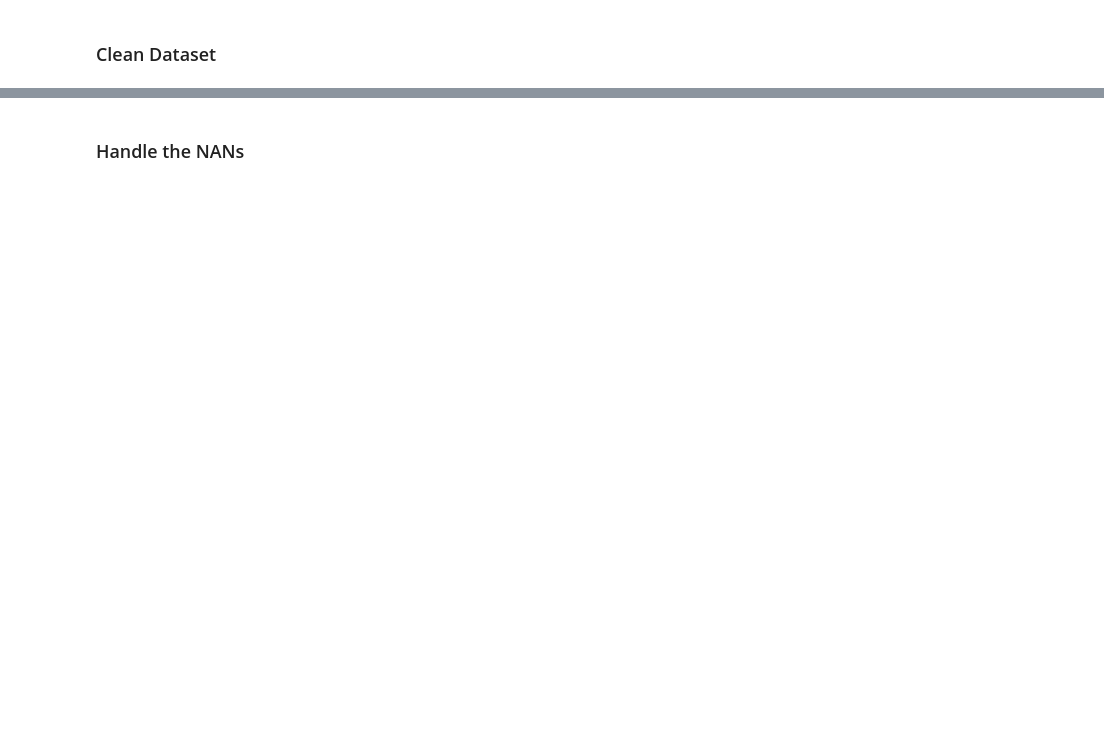
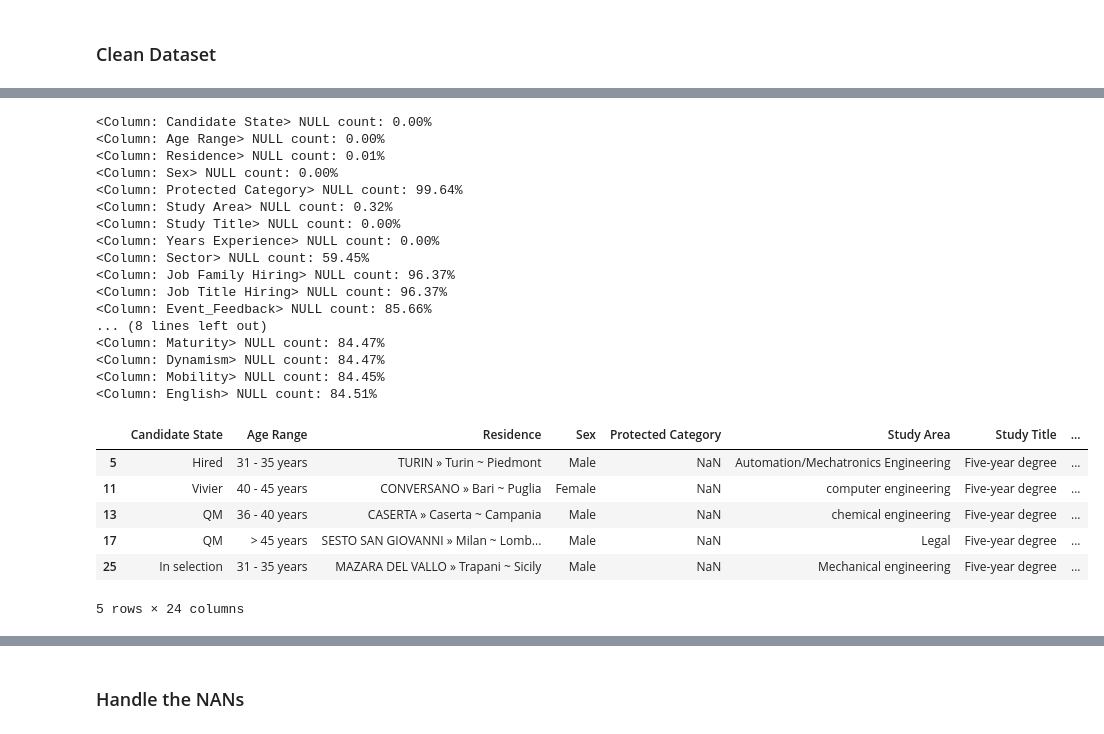
Before and after one commit to bertiandrea/ProjectWork_AEQUITAS_AKKODIS, a Jupyter notebook: code/Akkodis_Fairness_Analysis.ipynb, the cells around one changed output, grey strips where cells are left out. Saved outputs shown, nothing was run; the diff lists cells and outputs as text; code cells hidden in the pictures; blank space fills up the shorter version.

```diff
--- a/code/Akkodis_Fairness_Analysis.ipynb
+++ b/code/Akkodis_Fairness_Analysis.ipynb
@@ -66,16 +105,41 @@ df.head()
 # %%
-THRESHOLD = 0.4
+THRESHOLD = 100.0
 unuseful_columns = []
 for col in df.columns:
   null_count = df[col].isna().sum() / df.shape[0]
   if null_count > THRESHOLD:
     unuseful_columns.append(col)
     print(f'DROPPED <Column: {col}> NULL count: {null_count*100:.2f}%')
   else:
     print(f'<Column: {col}> NULL count: {null_count*100:.2f}%')
 
 df = df.drop(columns=unuseful_columns)
 df.head()
+# %% [output]
+<Column: Candidate State> NULL count: 0.00%
+<Column: Age Range> NULL count: 0.00%
+<Column: Residence> NULL count: 0.01%
+<Column: Sex> NULL count: 0.00%
+<Column: Protected Category> NULL count: 99.64%
+<Column: Study Area> NULL count: 0.32%
+<Column: Study Title> NULL count: 0.00%
+<Column: Years Experience> NULL count: 0.00%
+<Column: Sector> NULL count: 59.45%
+<Column: Job Family Hiring> NULL count: 96.37%
+<Column: Job Title Hiring> NULL count: 96.37%
+<Column: Event_Feedback> NULL count: 85.66%
+... (8 lines left out)
+<Column: Maturity> NULL count: 84.47%
+<Column: Dynamism> NULL count: 84.47%
+<Column: Mobility> NULL count: 84.45%
+<Column: English> NULL count: 84.51%
+|  | Candidate State | Age Range | Residence | Sex | Protected Category | Study Area | Study Title | ... |
+| 5 | Hired | 31 - 35 years | TURIN » Turin ~ Piedmont | Male | NaN | Automation/Mechatronics Engineering | Five-year degree | ... |
+| 11 | Vivier | 40 - 45 years | CONVERSANO » Bari ~ Puglia | Female | NaN | computer engineering | Five-year degree | ... |
+| 13 | QM | 36 - 40 years | CASERTA » Caserta ~ Campania | Male | NaN | chemical engineering | Five-year degree | ... |
+| 17 | QM | > 45 years | SESTO SAN GIOVANNI » Milan ~ Lomb... | Male | NaN | Legal | Five-year degree | ... |
+| 25 | In selection | 31 - 35 years | MAZARA DEL VALLO » Trapani ~ Sicily | Male | NaN | Mechanical engineering | Five-year degree | ... |
+5 rows × 24 columns
 # %%
 for feature in df.columns:
     print(f'Feature: {feature} -- {list(df[feature].unique())}')
```
Also changed, not shown: parts of 31 cells of this notebook, 1 other file.
